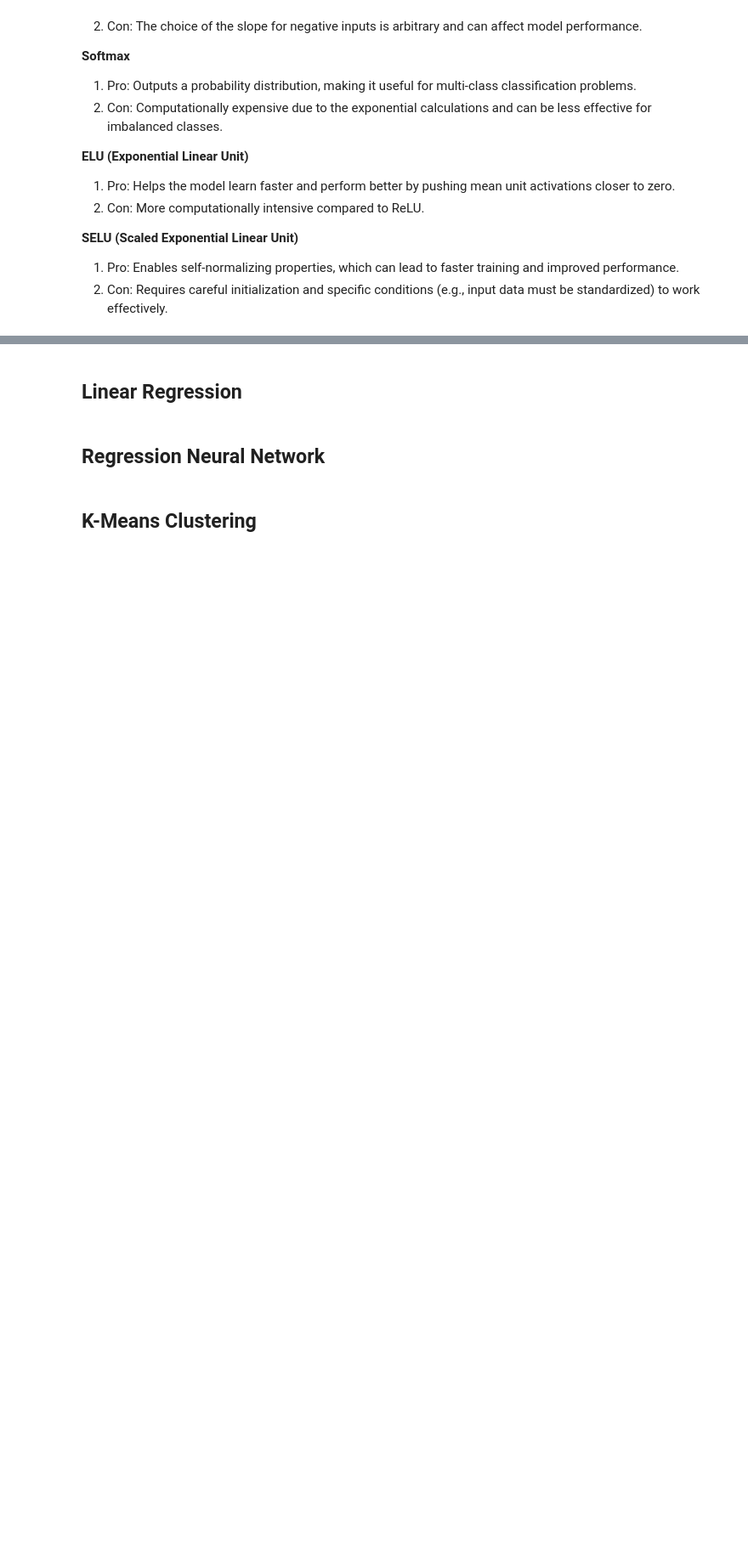
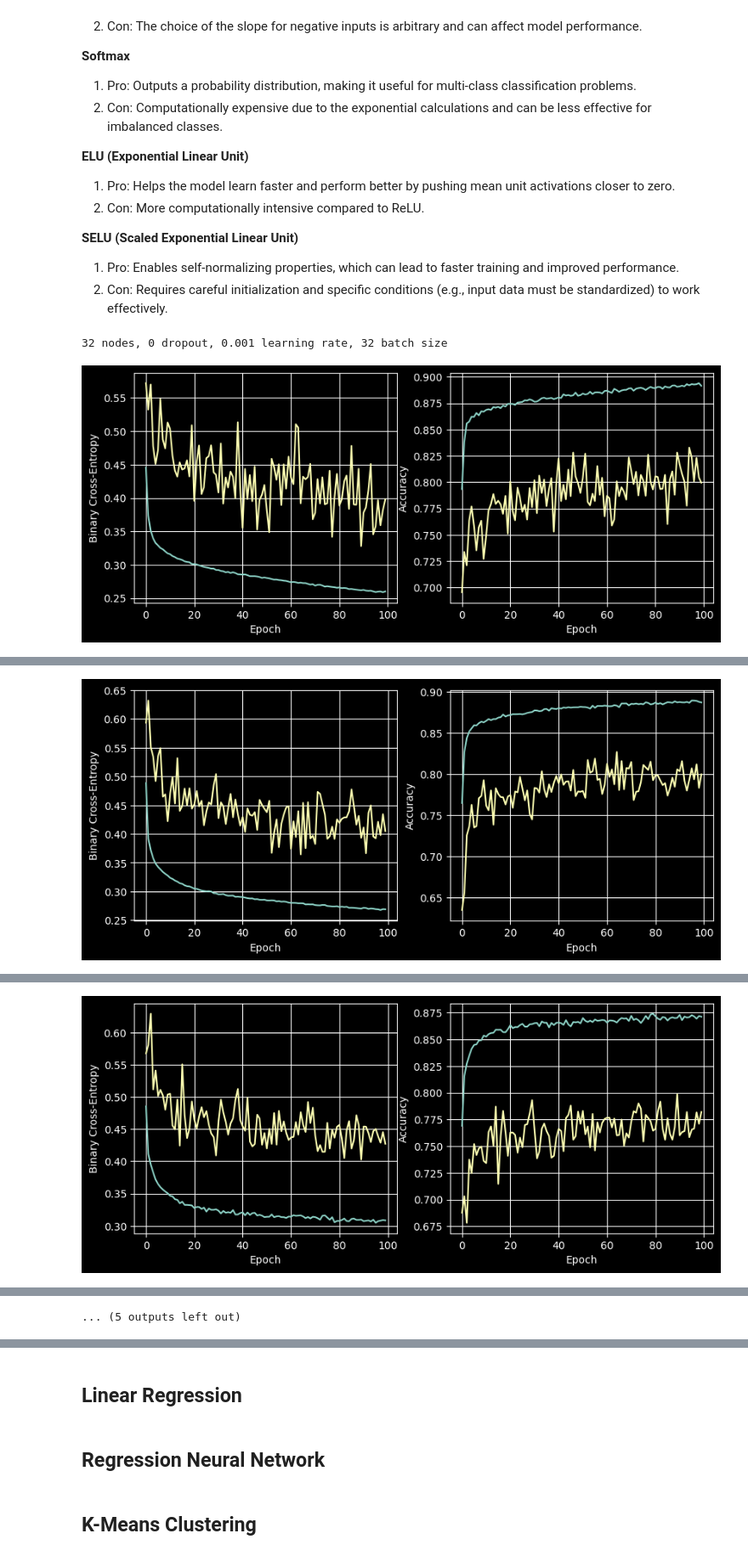
Before and after one commit to kingslayer1312/MLFE-freeCodeCamp, a Jupyter notebook: MLFE-freeCodeCamp.ipynb, the cells around one changed output, grey strips where cells are left out. Shown at 85% size. Saved outputs shown, nothing was run; the diff lists cells and outputs as text; code cells hidden in the pictures; blank space fills up the shorter version.

Commit message:
completed classification models

```diff
--- a/MLFE-freeCodeCamp.ipynb
+++ b/MLFE-freeCodeCamp.ipynb
@@ -380,0 +404,38 @@ weighted avg       0.86      0.86      0.86      3804
+# %%
+def train_model(X_train, y_train, num_nodes, dropout_probability, learning_rate, batch_size, epochs):
+    nn_model = Sequential([
+        Dense(num_nodes, activation='relu', input_shape=(10, )),
+        Dropout(dropout_probability),
+        Dense(num_nodes, activation='relu'),
+        Dropout(dropout_probability),
+        Dense(1, activation='sigmoid')
+    ])
+
+    nn_model.compile(
+        optimizer=Adam(learning_rate),
+        loss='binary_crossentropy',
+        metrics=['accuracy']
+    )
+
+    history = nn_model.fit(X_train, y_train, epochs=epochs, batch_size=batch_size, validation_split=0.2, verbose=False)
+
+    return nn_model, history
+# %%
+least_validation_loss = float('inf')
+least_loss_model = None
+epochs = 100
+learning_rate = 0.001
+for num_nodes in [32, 64]:
+    for dropout_probability in [0, 0.2]:
+            for batch_size in [32, 64]:
+                print(f"{num_nodes} nodes, {dropout_probability} dropout, {learning_rate} learning rate, {batch_size} batch size")
+                model, history = train_model(X_train, y_train, num_nodes, dropout_probability, learning_rate, batch_size, epochs)
+                plot_history(history)
+                validation_loss = model.evaluate(X_validation, y_validation)[0]
+
+                if validation_loss < least_validation_loss:
+                    least_validation_loss = validation_loss
+                    least_loss_model = model
+# %% [output]
+32 nodes, 0 dropout, 0.001 learning rate, 32 batch size
+[figure, added]
@@ -380,0 +444 @@ weighted avg       0.86      0.86      0.86      3804
+[figure, added]
@@ -380,0 +447 @@ weighted avg       0.86      0.86      0.86      3804
+[figure, added]
@@ -380,0 +457 @@ weighted avg       0.86      0.86      0.86      3804
+... (5 outputs left out)
```
Also changed, not shown: parts of 12 cells of this notebook.
